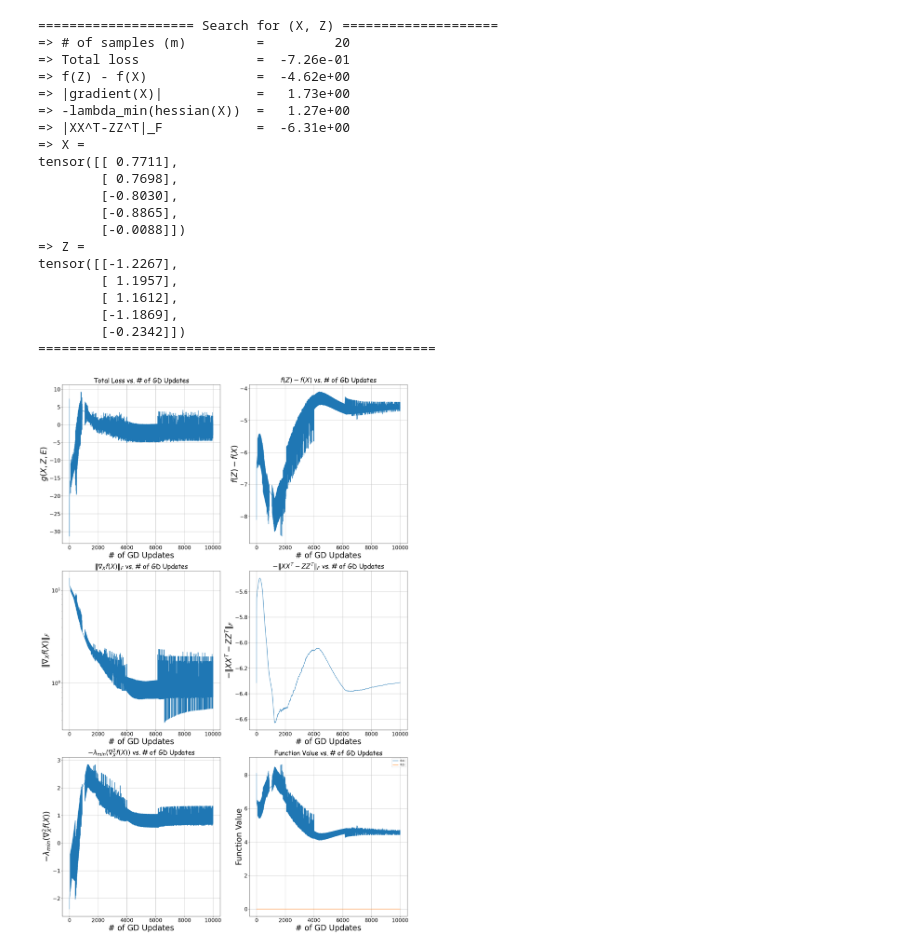
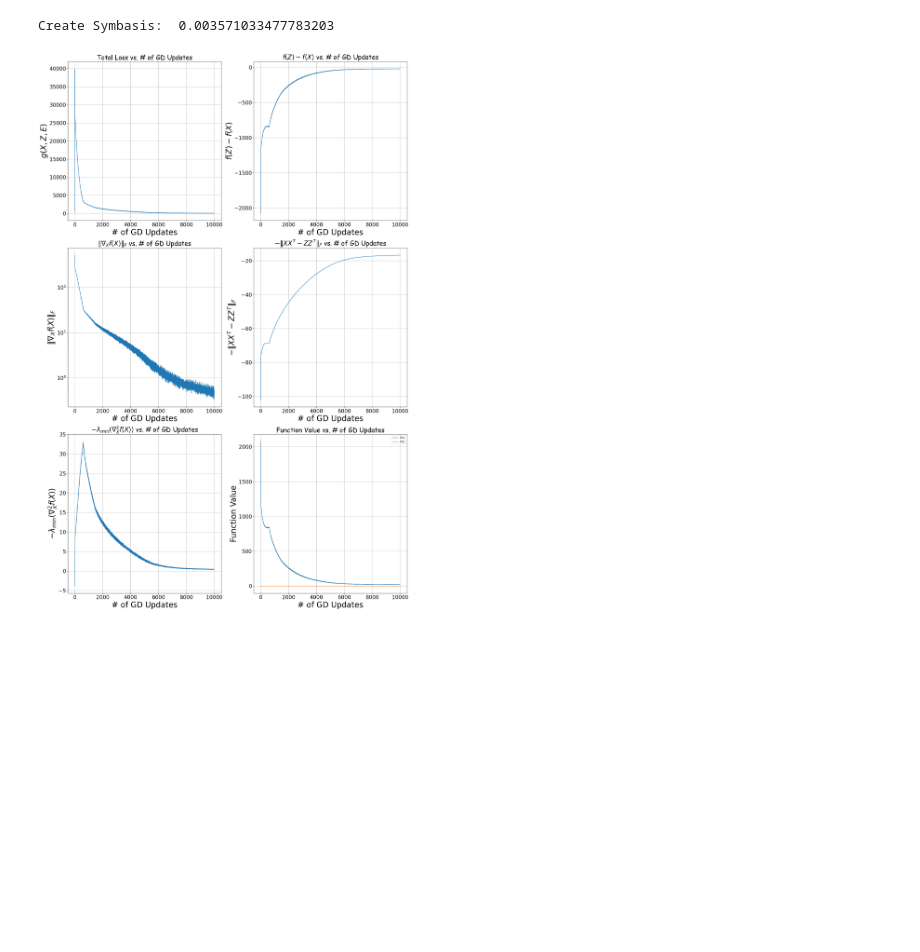
Before and after one commit to JeterHwang/matrix-completion, a Jupyter notebook: MC.ipynb, the cells around one changed output. Cells and saved outputs as stored; diff of their text form; code cells hidden in the pictures; blank space fills up the shorter version.

```diff
--- a/MC.ipynb
+++ b/MC.ipynb
@@ -206,6 +219,6 @@ tensor([[ 1.8730e-01],
 # %%
 ######## Search for (X, Z, P) ########
-n           = 5
+n           = 100
 r           = 1
 p           = 0.8
 mu          = 2   # [1, n/r]
@@ -216,56 +229,43 @@ iters       = 10000
 lr          = 5e-4
 min_lr      = 5e-5
 lr_sched    = 'cosine'
 T           = 1.5
-trans_bound = (-1e-1, -1e2)
+trans_bound = (-1e-1, -1e3)
 top_k       = int(n * n * p)
+M_type      = 'STE'
 
 same_seed(0)
+M = extend_mask_coo(torch.sparse_coo_tensor(torch.tensor([[],[]]), torch.tensor([], dtype=torch.float64), (n, n)))
+top_k = top_k - len(M.values())
+# M = torch.zeros((n, n)).to(torch.float64)
+# top_k = int(top_k - torch.sum(M == 1).item())
 variables = {
     "X": None,
     "Z": None,
     "e": None,
-    "P": None,
+    "M": M,
 }
 parameters, losses = compute_X_Z_e(
     variables,
     top_k,
     n,
     r,
     mu,
     e_norm,
     loss_type,
     optim,
     iters,
     lr,
     min_lr,
     lr_sched,
     T,
-    trans_bound
+    trans_bound,
+    M_type,
 )
 
-print_counter_MC("Search for (X, Z)", top_k, parameters, losses)
+# print_counter_MC("Search for (X, Z)", top_k, parameters, losses, M=M, M_type=M_type)
 plot_loss(losses)
 # %% [output]
-==================== Search for (X, Z) ====================
-=> # of samples (m)         =         20
-=> Total loss               =  -7.26e-01
-=> f(Z) - f(X)              =  -4.62e+00
-=> |gradient(X)|            =   1.73e+00
-=> -lambda_min(hessian(X))  =   1.27e+00
-=> |XX^T-ZZ^T|_F            =  -6.31e+00
-=> X =
-tensor([[ 0.7711],
-        [ 0.7698],
-        [-0.8030],
-        [-0.8865],
-        [-0.0088]])
-=> Z =
-tensor([[-1.2267],
-        [ 1.1957],
-        [ 1.1612],
-        [-1.1869],
-        [-0.2342]])
-===================================================
+Create Symbasis:  0.003571033477783203
-[figure, old version]
+[figure, new version]
 # %%
```
Also changed, not shown: parts of 6 cells of this notebook, 23 other files.
